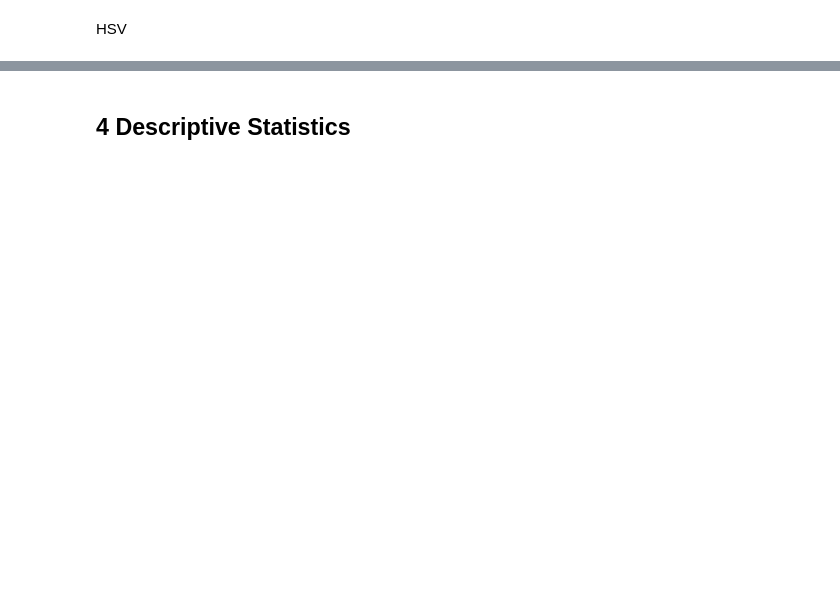
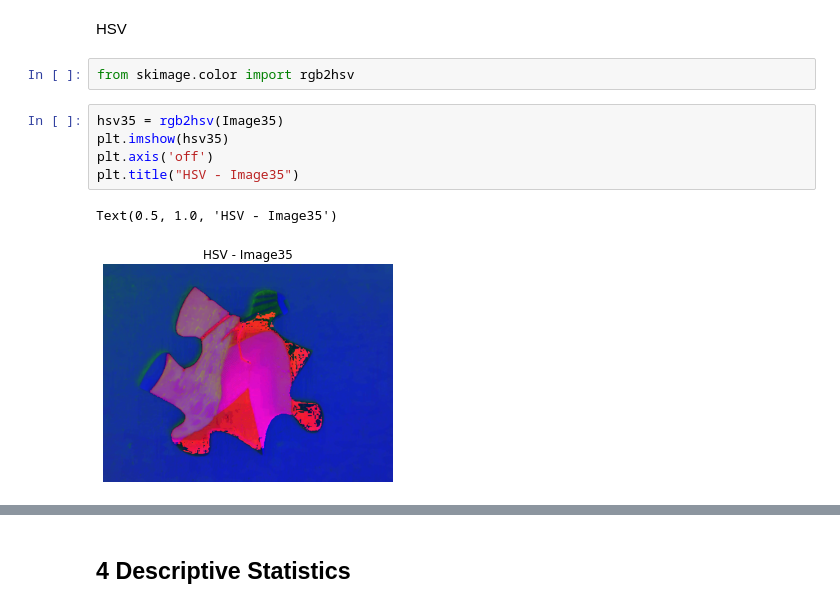
Before and after one commit to godide/godide, a Jupyter notebook: 2509788_COMS7050A_Lab_1.ipynb, the cells around one changed output, grey strips where cells are left out. Saved outputs shown, nothing was run; the diff lists cells and outputs as text; blank space fills up the shorter version.

```diff
--- a/2509788_COMS7050A_Lab_1.ipynb
+++ b/2509788_COMS7050A_Lab_1.ipynb
@@ -130,3 +161,13 @@ Text(0.5, 1.0, 'Grayscale - Image-83')
 # %% [markdown]
 HSV
+# %%
+from skimage.color import rgb2hsv
+# %%
+hsv35 = rgb2hsv(Image35)
+plt.imshow(hsv35)
+plt.axis('off')
+plt.title("HSV - Image35")
+# %% [output]
+Text(0.5, 1.0, 'HSV - Image35')
+[figure, added]
 # %%
```
Also changed, not shown: parts of 27 cells of this notebook.
